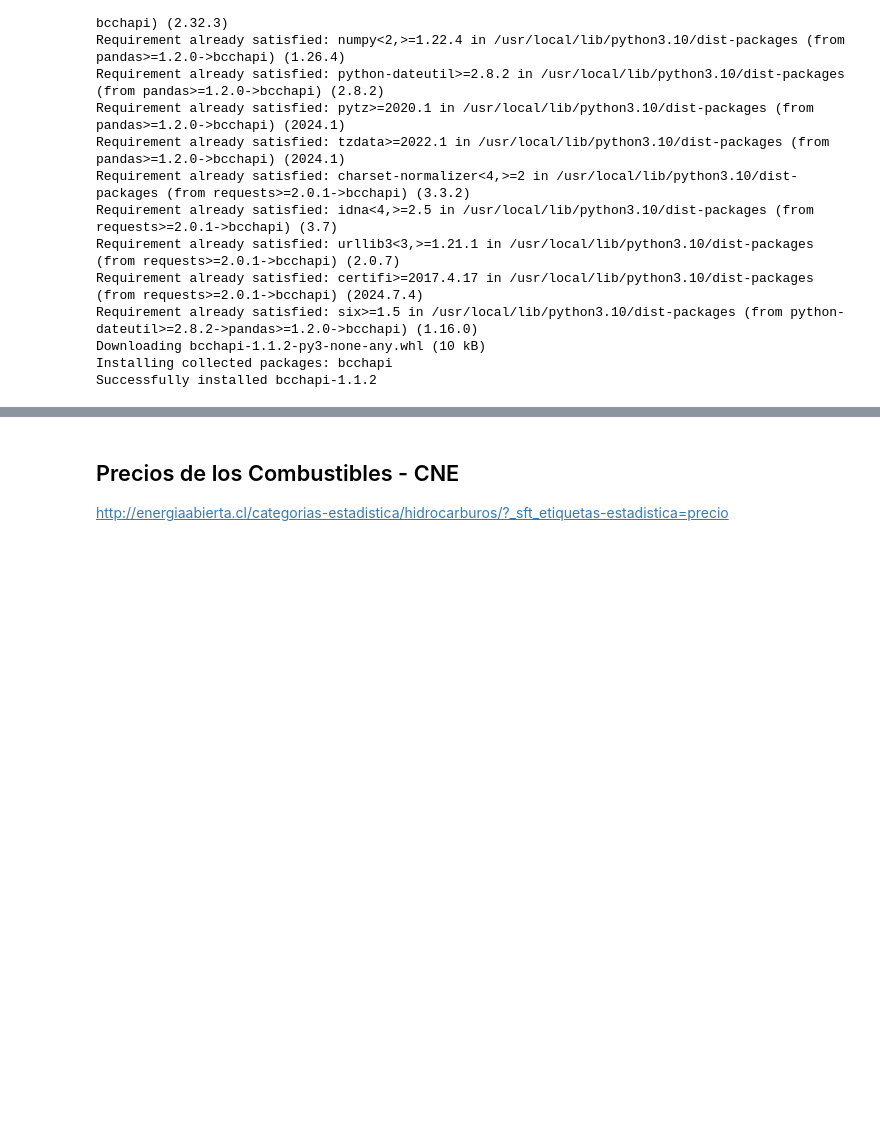
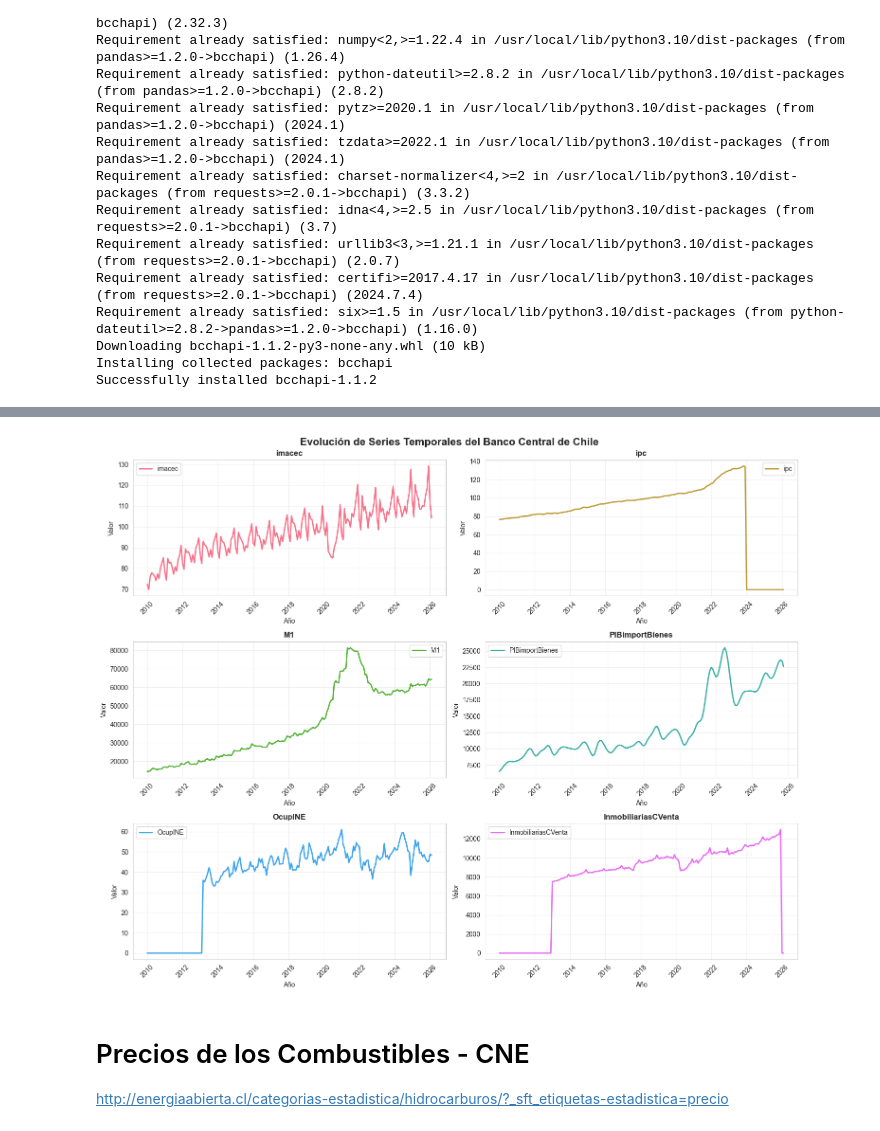
Before and after one commit to oceballos/AnalisisLogisitca, a Jupyter notebook: src/ExtraccionDataSoloAduanasYCentral.ipynb, the cells around one changed output, grey strips where cells are left out. Drawn from its saved outputs; the diff is of its cells as text; code cells hidden in the pictures; blank space fills up the shorter version.

```diff
--- a/src/ExtraccionDataSoloAduanasYCentral.ipynb
+++ b/src/ExtraccionDataSoloAduanasYCentral.ipynb
@@ -247,0 +264,6 @@ series_bc.head(50)
+# %%
+series_bc['PIBimportBienes'] = series_bc['PIBimportBienes'].replace(0, np.nan)
+series_bc['PIBimportBienes'] = series_bc['PIBimportBienes']\
+    .resample('M').asfreq()\
+    .interpolate(method='cubic')
+series_bc.head()
@@ -247,0 +277,2 @@ series_bc.head(50)
+# %%
+series_bc.index = pd.to_datetime(series_bc.index).to_period('M')
@@ -248,3 +281,45 @@ series_bc.head(50)
+# %%
+import matplotlib.pyplot as plt
+import seaborn as sns
+
+# Configurar el estilo de seaborn
+sns.set_style("whitegrid")
+
+# Crear figura con subplots para cada serie
+fig, axes = plt.subplots(3, 2, figsize=(15, 12))
+fig.suptitle('Evolución de Series Temporales del Banco Central de Chile', fontsize=16, fontweight='bold')
+
+# Aplanar los ejes para facilitar la iteración
+axes = axes.flatten()
+
+# Colores para cada serie
+colors = sns.color_palette("husl", len(series_bc.columns))
+
+# Plotear cada serie en un subplot
+for idx, column in enumerate(series_bc.columns):
+    ax = axes[idx]
+
+    # Convertir el índice Period a timestamp para el plot
+    series_bc_plot = series_bc.copy()
+    series_bc_plot.index = series_bc_plot.index.to_timestamp()
+
+    # Plotear la serie
+    ax.plot(series_bc_plot.index, series_bc_plot[column],
+            color=colors[idx], linewidth=2, label=column)
+
+    # Configurar el subplot
+    ax.set_title(column, fontsize=12, fontweight='bold')
+    ax.set_xlabel('Año', fontsize=10)
+    ax.set_ylabel('Valor', fontsize=10)
+    ax.tick_params(axis='x', rotation=45)
+    ax.grid(True, alpha=0.3)
+    ax.legend(loc='best')
+
+# Ajustar el layout
+plt.tight_layout()
+plt.show()
+# %% [output]
+[figure, added]
 # %% [markdown]
-## Precios de los Combustibles - CNE
+# Precios de los Combustibles - CNE
 http://energiaabierta.cl/categorias-estadistica/hidrocarburos/?_sft_etiquetas-estadistica=precio
```
Also changed, not shown: parts of 10 cells of this notebook, 3 other files.
